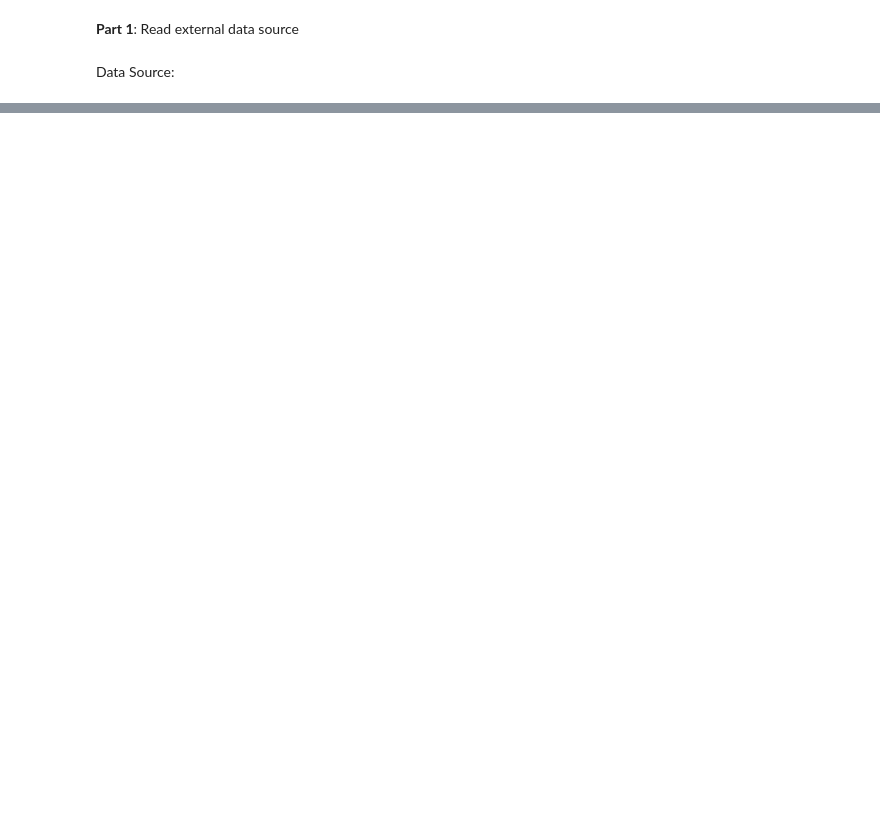
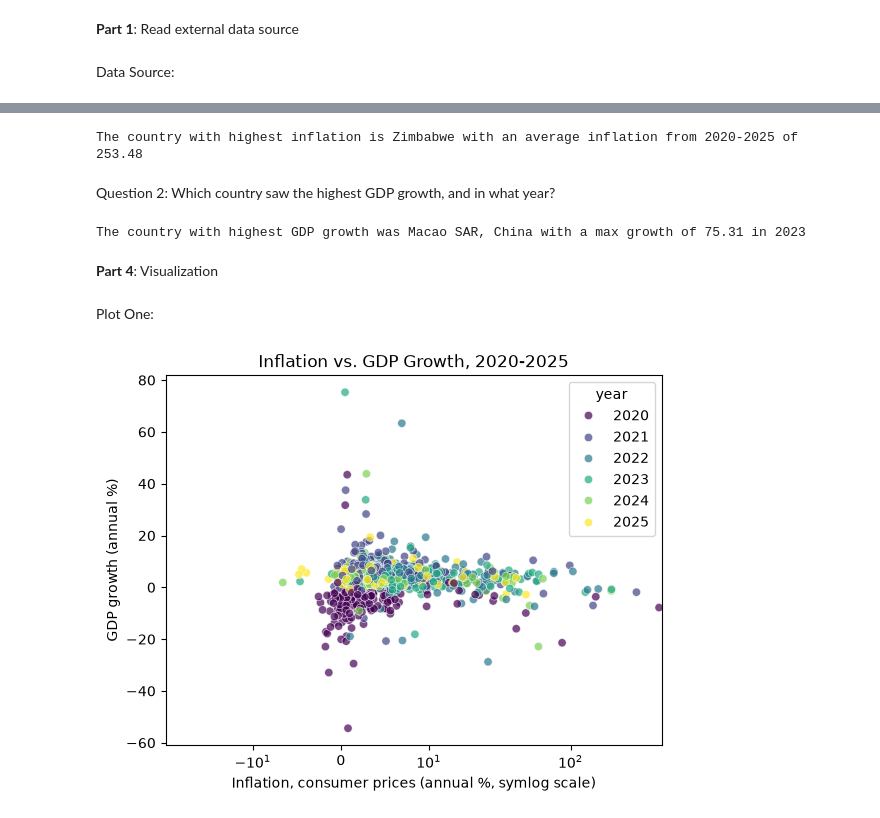
Before and after one commit to lukelowe19/STA556-HW-2, a Jupyter notebook: notebooks/hw_2.ipynb, the cells around one changed output, grey strips where cells are left out. Saved outputs shown, nothing was run; the diff lists cells and outputs as text; code cells hidden in the pictures; blank space fills up the shorter version.

```diff
--- a/notebooks/hw_2.ipynb
+++ b/notebooks/hw_2.ipynb
@@ -28,10 +46,7 @@ dtype: object
 ROOT = Path.cwd().parent
 sys.path.append(str(ROOT))
 
-from src.functions import clean_data, melt_data, summary
+from src.functions import clean_data, reshape_data, summary_by_country
 df_clean = clean_data(raw)
-df_clean.head()
-df_melt = melt_data(df_clean)
-df_melt.head()
-df_summary = summary(df_melt)
-mean = df_summary["mean"]
+df_reshape = reshape_data(df_clean)
+df_summary = summary_by_country(df_reshape)
@@ -44,0 +57,35 @@ Name: Albania, dtype: float64
+# %%
+print(f"The country with highest inflation is {df_summary["inflation_mean"].idxmax()} with an average inflation from 2020-2025 of {df_summary["inflation_mean"].max()}")
+# %% [output]
+The country with highest inflation is Zimbabwe with an average inflation from 2020-2025 of 253.48
+# %% [markdown]
+Question 2: Which country saw the highest GDP growth, and in what year?
+# %%
+print(f"The country with highest GDP growth was {df_reshape.loc[df_reshape["gdp_growth"].idxmax()]['country']} with a max growth of {round(df_reshape.loc[df_reshape["gdp_growth"].idxmax()]['gdp_growth'],2)} in {df_reshape.loc[df_reshape["gdp_growth"].idxmax()]['year']}")
+# %% [output]
+The country with highest GDP growth was Macao SAR, China with a max growth of 75.31 in 2023
+# %% [markdown]
+**Part 4**: Visualization
+# %% [markdown]
+Plot One:
+# %%
+relation_plot_data = df_reshape.dropna(subset = ["inflation","gdp_growth"])
+plot = sns.scatterplot(
+    data=relation_plot_data, x="inflation",y="gdp_growth",
+    hue = "year", palette="viridis", alpha=0.7
+)
+plot.set_xscale("symlog", linthresh=15)
+plot.set(
+    title="Inflation vs. GDP Growth, 2020-2025",
+    xlabel="Inflation, consumer prices (annual %, symlog scale)",
+    ylabel="GDP growth (annual %)",
+)
+plot.figure.savefig(
+    "../figures/"
+    "Inflation_GDP_Growth.png",
+    dpi=300,
+    bbox_inches="tight"
+
+    )
+# %% [output]
+[figure, added]
```
Also changed, not shown: parts of 12 cells of this notebook, 3 other files.
